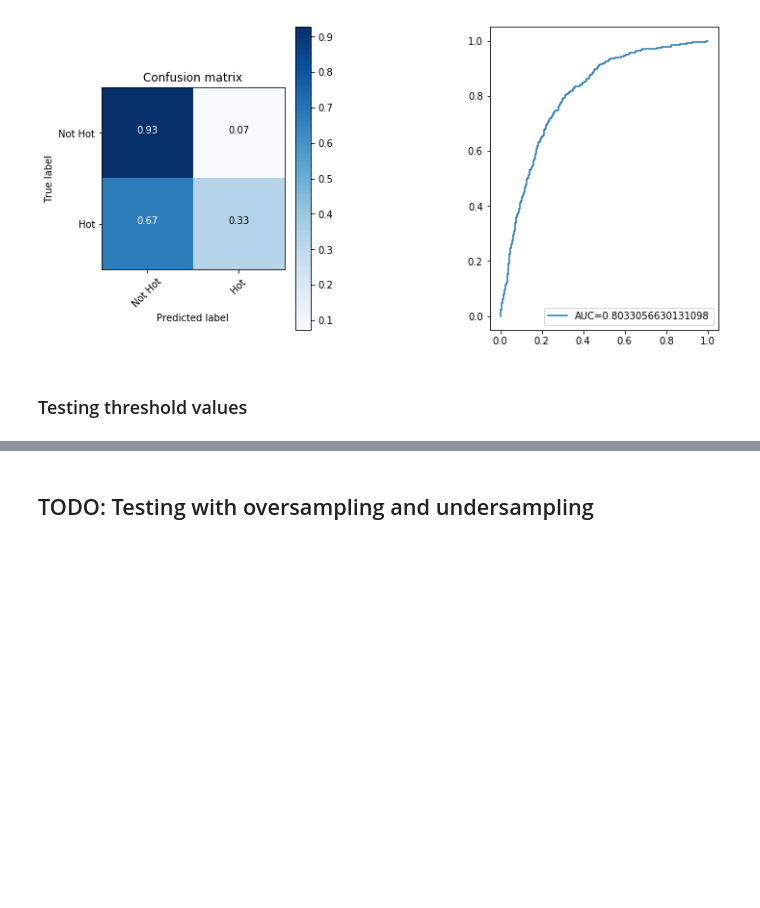
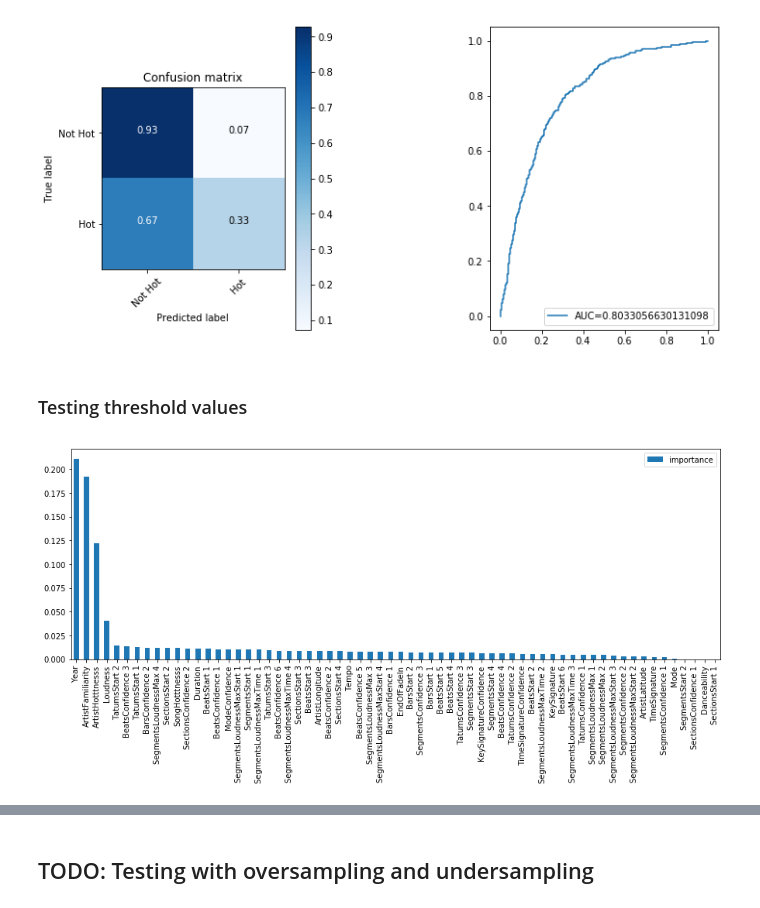
Before and after one commit to thefirebanks/SongPope, a Jupyter notebook: ensemble_learning_models.ipynb, the cells around one changed output, grey strips where cells are left out. Drawn from its saved outputs; the diff is of its cells as text; code cells hidden in the pictures; blank space fills up the shorter version.

```diff
--- a/ensemble_learning_models.ipynb
+++ b/ensemble_learning_models.ipynb
@@ -408,3 +454,47 @@ def test_threshold_values(t_values, clf, X, y):
 # %%
 t_values = [0.2, 0.5]#[0.1, 0.2, 0.3, 0.4, 0.5, 0.6, 0.7, 0.8, 0.9]
 scores = test_threshold_values(t_values, gs_rf, X_test, y_test)
+# %%
+features = list(df.columns)
+
+# LENGTH OF LISTS OF LIST FEATURES!
+# ["BarsConfidence" (2), "BarsStart" (2), "BeatsConfidence", (6) "BeatsStart (6)", "SectionsConfidence (2)", "SectionsStart" (4),
+#                 "SegmentsConfidence" (3), "SegmentsLoudnessMax"(4), "SegmentsLoudnessMaxTime" (4), "SegmentsLoudnessMaxStart" (4),
+#                 "SegmentsStart (4)", "TatumsConfidence (3)", "TatumsStart"(3)]
+
+extended_features = []
+for f in features:
+    if f == "BarsConfidence":
+        extended_features.extend(["BarsConfidence 1", "BarsConfidence 2"])
+    elif f == "BarsStart":
+        extended_features.extend(["BarsStart 1", "BarsStart 2"])
+    elif f == "BeatsConfidence":
+        extended_features.extend(["BeatsConfidence 1", "BeatsConfidence 2", "BeatsConfidence 3",
+                                  "BeatsConfidence 4", "BeatsConfidence 5", "BeatsConfidence 6"])
+    elif f == "BeatsStart":
+        extended_features.extend(["BeatsStart 1", "BeatsStart 2", "BeatsStart 3",
+                                  "BeatsStart 4", "BeatsStart 5", "BeatsStart 6"])
+    elif f == "SectionsConfidence":
+        extended_features.extend(["SectionsConfidence 1", "SectionsConfidence 2"])
+    elif f == "SectionsStart":
+        extended_features.extend(["SectionsStart 1", "SectionsStart 2", "SectionsStart 3", "SectionsStart 4"])
+    elif f == "SegmentsConfidence":
+        extended_features.extend(["SegmentsConfidence 1", "SegmentsConfidence 2", "SegmentsConfidence 3"])
+    elif f == "SegmentsLoudnessMax":
+        extended_features.extend(["SegmentsLoudnessMax 1", "SegmentsLoudnessMax 2", "SegmentsLoudnessMax 3", "SegmentsLoudnessMax 4"])
+    elif f == "SegmentsLoudnessMaxTime":
+        extended_features.extend(["SegmentsLoudnessMaxTime 1", "SegmentsLoudnessMaxTime 2", "SegmentsLoudnessMaxTime 3", "SegmentsLoudnessMaxTime 4"])
+    elif f == "SegmentsLoudnessMaxStart":
+        extended_features.extend(["SegmentsLoudnessMaxStart 1", "SegmentsLoudnessMaxStart 2", "SegmentsLoudnessMaxStart 3", "SegmentsLoudnessMaxStart 4"])
+    elif f == "SegmentsStart":
+        extended_features.extend(["SegmentsStart 1", "SegmentsStart 2", "SegmentsStart 3", "SegmentsStart 4"])
+    elif f == "TatumsConfidence":
+        extended_features.extend(["TatumsConfidence 1", "TatumsConfidence 2", "TatumsConfidence 3"])
+    elif f == "TatumsStart":
+        extended_features.extend(["TatumsStart 1", "TatumsStart 2", "TatumsStart 3"])
+    else:
+        extended_features.append(f)
+# %%
+show_feature_importance(best_rf, extended_features)
+# %% [output]
+[figure, added]
```
Also changed, not shown: parts of 15 cells of this notebook, 4 other files.
